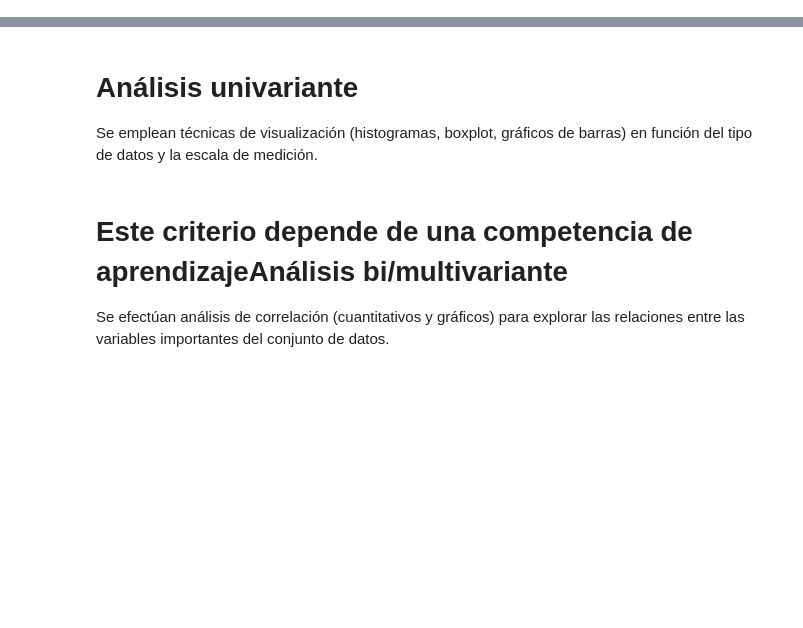
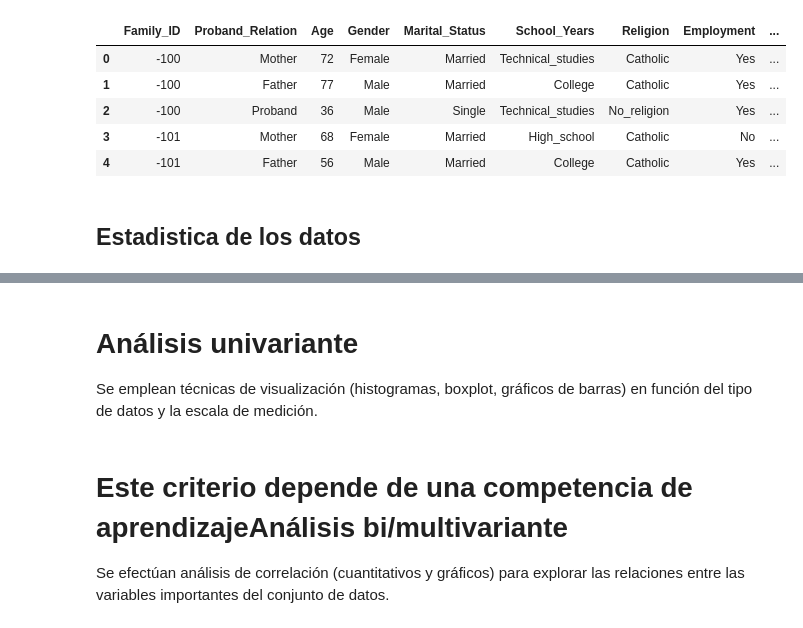
Before and after one commit to Charles-CB/Actividades_Aprendizaje-, a Jupyter notebook: Avance1/Copia_Avance1_5.ipynb, the cells around one changed output, grey strips where cells are left out. Cells and saved outputs as stored; diff of their text form; code cells hidden in the pictures; blank space fills up the shorter version.

```diff
--- a/Avance1/Copia_Avance1_5.ipynb
+++ b/Avance1/Copia_Avance1_5.ipynb
@@ -9,0 +238,22 @@ Hola Mundo.
+# %%
+# Mapeamos las columnas del df con sus respectivas categorias
+mapeo = {
+    'Proband_Relation': {1: 'Proband', 2: 'Father', 3: 'Mother', 4: 'Brother', 5: 'Sister', 6: 'Son', 7: 'Daughter', 8:'Uncle', 9:'Aunt',
+                   10:'Grandfather',11:'Grandmother', 12:'Nephew',13:'Niece',14:'Cousin_Male',15:"Cousin_Female" },
+    'Gender': {1: 'Male', 2: 'Female'},
+    'Marital_Status': {1: 'Married', 2: 'Single', 3:'Divorced',4:'Widowed',5:'Living_together',6:'Separated'},
+    'School_Years': {1:'Elementary_school',2:'Middle_school',3:'High_school',4:'College',5:'Postgraduate',6:'Technical_studies'},
+    'Religion': {1:'Catholic',2:'Christian_(other)',3:'No_religion'},
+    'Employment': {1:'Yes',2:'No'},
+    'Psychosis_DIGS': {1:'One', 2:'Two'},
+    'D+AH1epression_DIGS': {1:'One', 2:'Two'},
+    'Anxiety_DIGS': {1:'One', 2:'Two'},
+    'Bipolar_DIGS': {1:'One', 2:'Two'},
+    'Eating_Disorders_DIGS': {1:'One', 2:'Two'},
+    'Alcohol_Abuse/Dependence_DIGS': {1:'One', 2:'Two'},
+    'Drugs_Abuse/Dependence_DIGS': {1:'One', 2:'Two'},
+    'Behaviour_Disorders': {1:'One', 2:'Two'},
+    'Personality_Disorders': {1:'One', 2:'Two'},
+}
+
+df_copia.replace(mapeo, inplace=True)
@@ -9,0 +282,12 @@ Hola Mundo.
+# %%
+# Hacemos un head despues del mapeo para visualizar los cambios
+df_copia.head()
+# %% [output]
+|  | Family_ID | Proband_Relation | Age | Gender | Marital_Status | School_Years | Religion | Employment | ... |
+| 0 | -100 | Mother | 72 | Female | Married | Technical_studies | Catholic | Yes | ... |
+| 1 | -100 | Father | 77 | Male | Married | College | Catholic | Yes | ... |
+| 2 | -100 | Proband | 36 | Male | Single | Technical_studies | No_religion | Yes | ... |
+| 3 | -101 | Mother | 68 | Female | Married | High_school | Catholic | No | ... |
+| 4 | -101 | Father | 56 | Male | Married | College | Catholic | Yes | ... |
+# %% [markdown]
+## Estadistica de los datos
```
Also changed, not shown: parts of 28 cells of this notebook.
